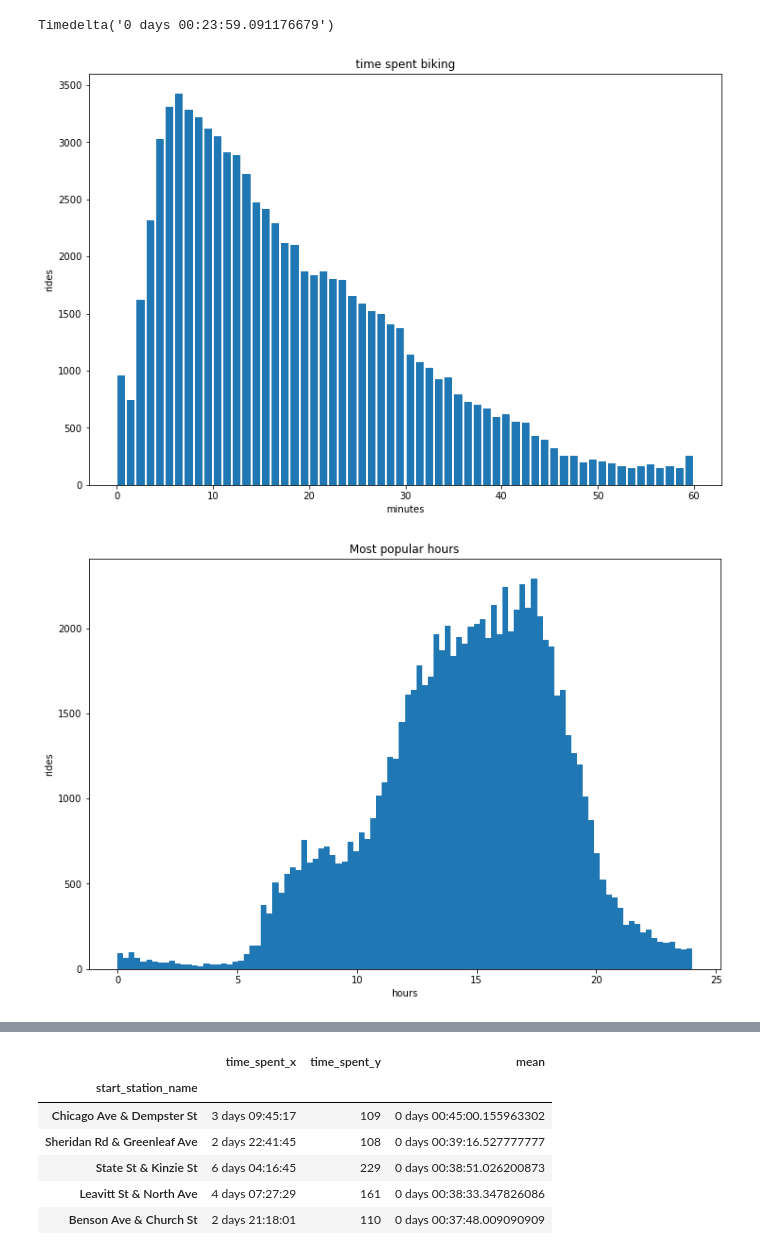
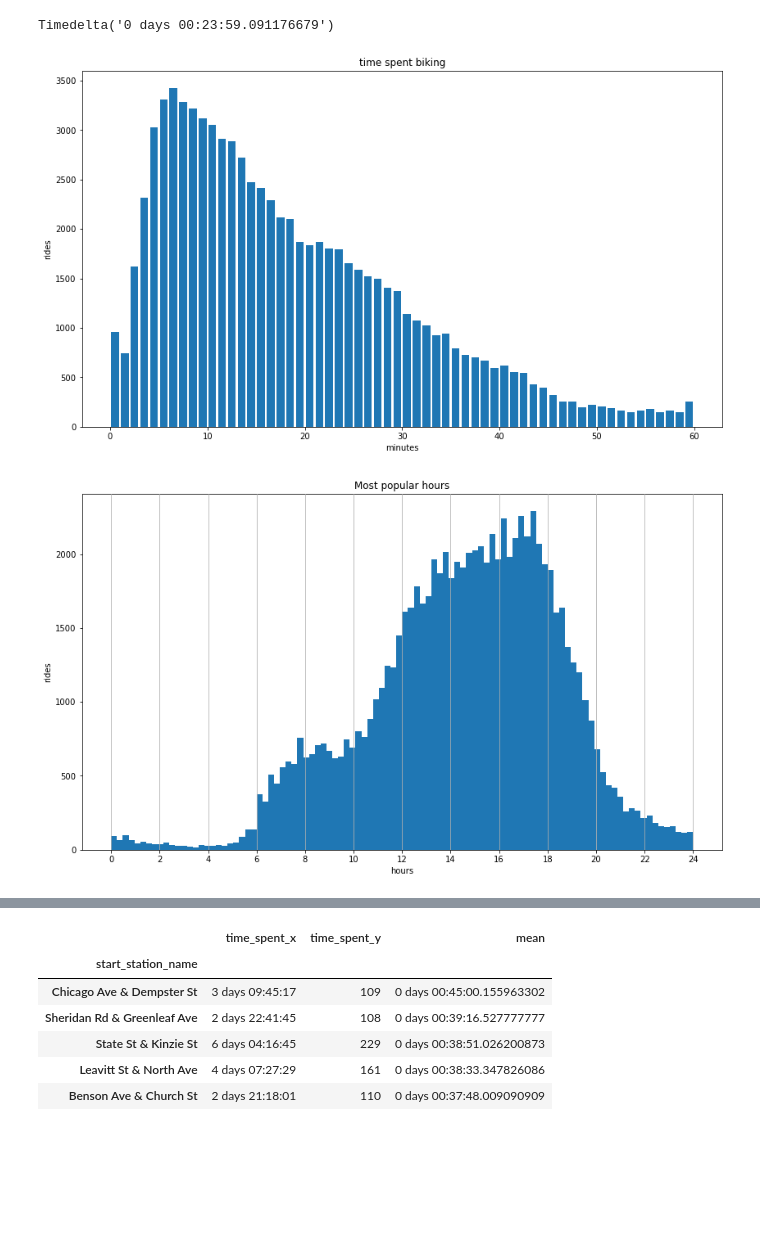
Before and after one commit to Kolo-Naukowe-Data-Science-PW/Rekrutacja21, a Jupyter notebook: MaciejKolek/KN_Jupyter.ipynb, the cells around one changed output, grey strips where cells are left out. Saved outputs shown, nothing was run; the diff lists cells and outputs as text; code cells hidden in the pictures; blank space fills up the shorter version.

```diff
--- a/MaciejKolek/KN_Jupyter.ipynb
+++ b/MaciejKolek/KN_Jupyter.ipynb
@@ -3,7 +3,7 @@ import numpy as np
 import pandas as pd
 import matplotlib.pyplot as plt
 from datetime import datetime
-plt.rcParams["figure.figsize"] = [12, 8]
+plt.rcParams["figure.figsize"] = [14, 8]
 # %%
 df = pd.read_csv(r"C:\Users\macie\Downloads\archive\202004-divvy-tripdata.csv")
 # %%
@@ -147,12 +149,16 @@ fig.set_xlabel("minutes")
 fig.set_ylabel("rides")
 fig.set_adjustable('box', share=False)
 # %% [output]
-[figure, old version]
+[figure, new version]
 # %%
 fig = (df['started_at'].dt.hour +df['started_at'].dt.minute/60).plot.hist(bins = 100, range = (0,24))
 fig.set_title("Most popular hours")
 fig.set_xlabel("hours")
 fig.set_ylabel("rides")
 fig.set_adjustable('box', share=False)
+ticks = np.arange(0,25,2)
+fig.set_xticks(ticks)
+fig.grid(axis="x")
+plt.rcParams['axes.axisbelow'] = False
 # %% [output]
-[figure, old version]
+[figure, new version]
```
Also changed, not shown: parts of 13 cells of this notebook, 1 other file.
